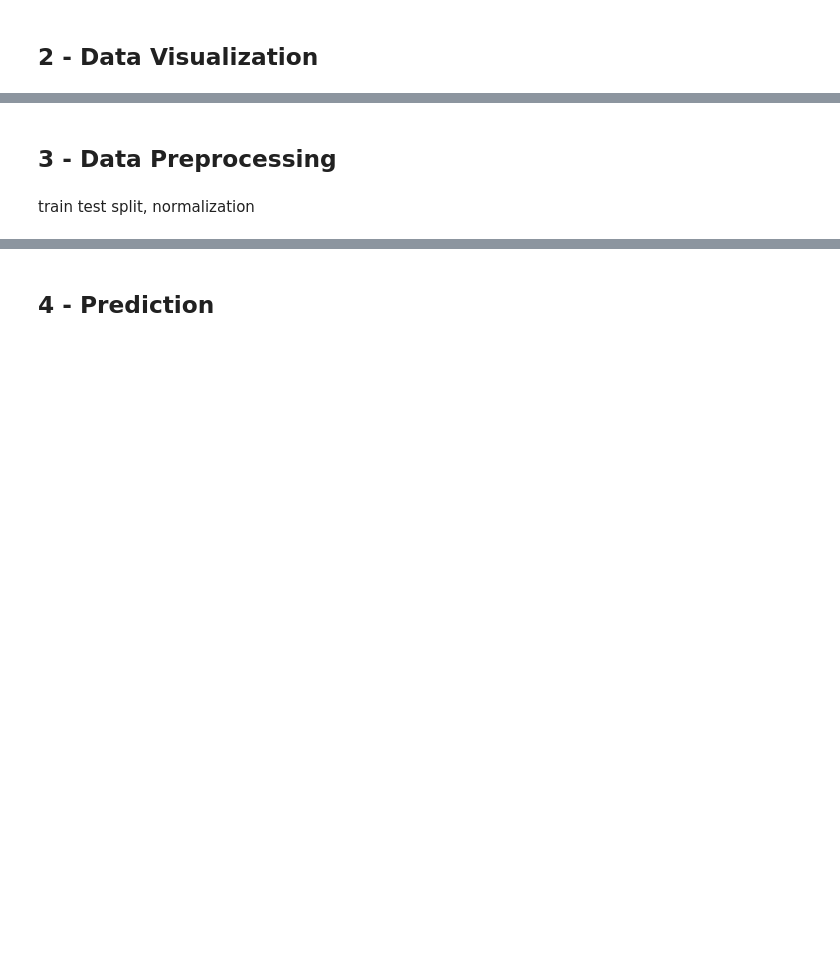
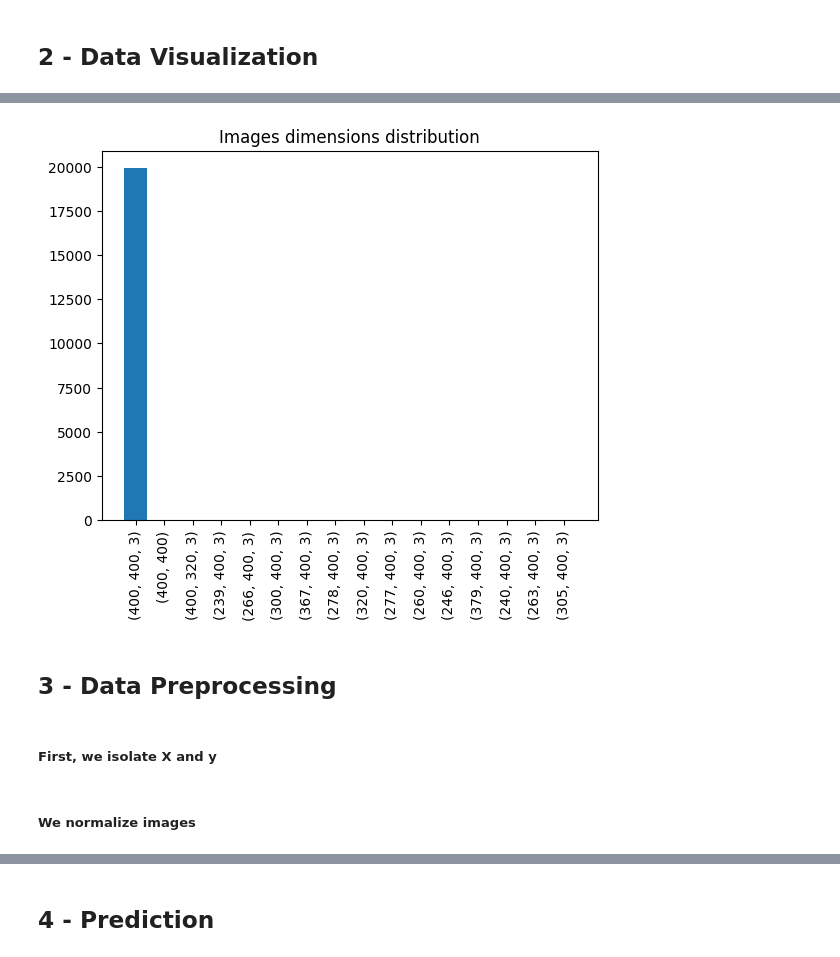
Before and after one commit to MariusAAROS/ramp-kits-cotatenis-sneakers, a Jupyter notebook: cotatenis_sneakers_starting_kit.ipynb, the cells around one changed output, grey strips where cells are left out. Drawn from its saved outputs; the diff is of its cells as text; code cells hidden in the pictures; blank space fills up the shorter version.

Commit message:
first tries

```diff
--- a/cotatenis_sneakers_starting_kit.ipynb
+++ b/cotatenis_sneakers_starting_kit.ipynb
@@ -36,4 +98,13 @@ distribution of labels, number of images par sneakers
+# %%
+sizes = np.array([str(img.shape) for img, _ in images])
+sizes = pd.Series(sizes).value_counts()
+plt.bar(sizes.index, sizes.values)
+plt.xticks(rotation=90)
+plt.title("Images dimensions distribution")
+plt.show()
+# %% [output]
+[figure, added]
 # %% [markdown]
 ## 3 - Data Preprocessing
-# %% [markdown]
-train test split, normalization
+# %% [markdown]
+##### First, we isolate X and y
@@ -39,0 +114,2 @@ train test split, normalization
+# %% [markdown]
+##### We normalize images
```
Also changed, not shown: parts of 15 cells of this notebook, 1 other file.
